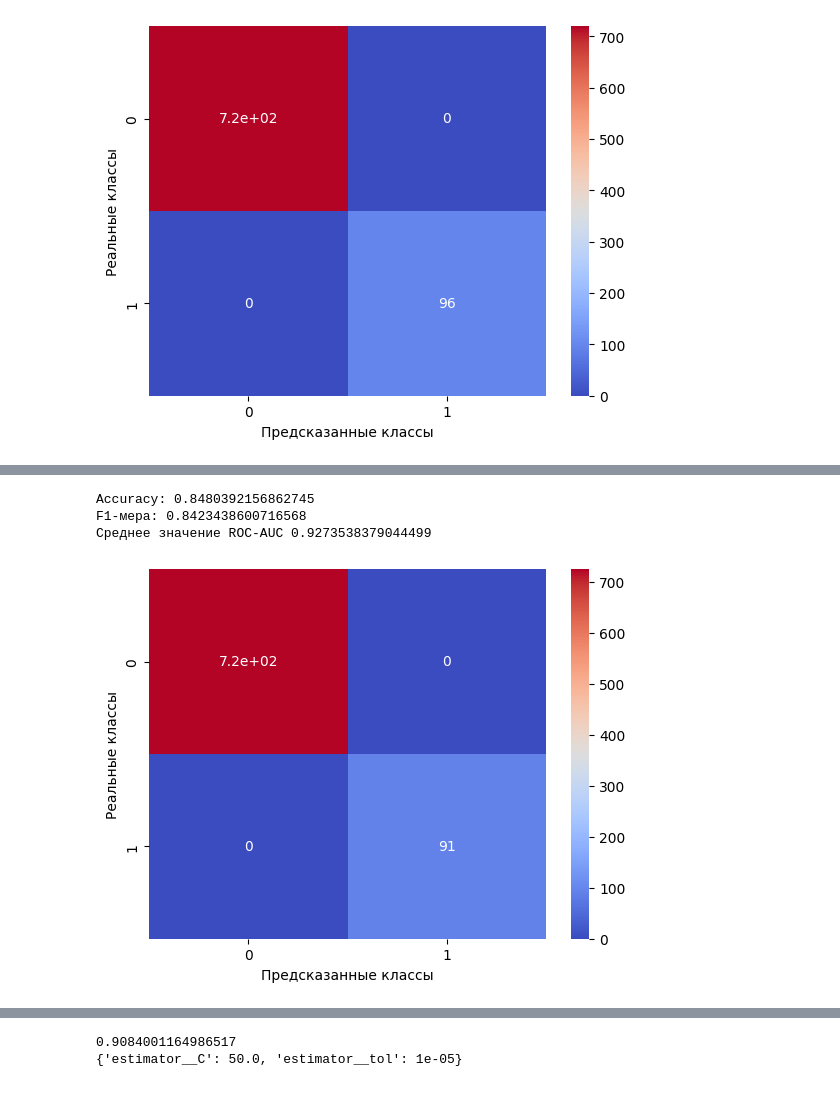
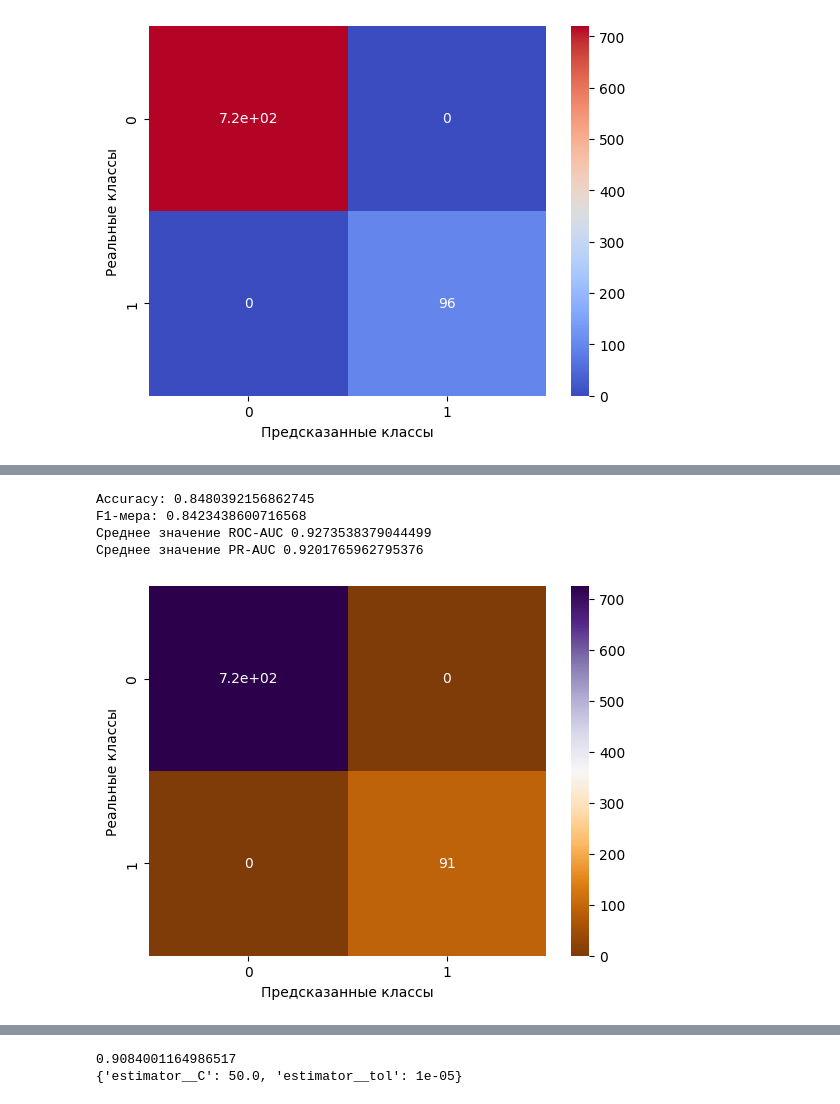
Before and after one commit to Toothless-1/ML, a Jupyter notebook: ML4.ipynb, the cells around one changed output, grey strips where cells are left out. Saved outputs shown, nothing was run; the diff lists cells and outputs as text; code cells hidden in the pictures.

```diff
--- a/ML4.ipynb
+++ b/ML4.ipynb
@@ -90,7 +90,7 @@ y_bin = label_binarize(y, classes = [*range(len(y.unique()))])
 x_train, x_test, y_train, y_test = train_test_split(x, y_bin, test_size = 0.2, random_state = 2024-9-29)
 # %%
 #Мультиклассовая классификация с использованием логистической регрессии
-model1 = OneVsRestClassifier(LogisticRegression(solver='liblinear'))
+model1 = OneVsRestClassifier(LogisticRegression())
 model1.fit(x_train, y_train)
 preds1_proba = model1.predict_proba(x_test)
 preds1 = model1.predict(x_test)
@@ -98,7 +98,7 @@ preds1 = model1.predict(x_test)
 #Матрицы ошибок для задачи классификации по методики OneVsRest
 conf_matrix = multilabel_confusion_matrix(y_test, preds1)
 for i in range(conf_matrix.shape[0]):
-  sns.heatmap(conf_matrix[i], label=True, annot=True, cmap="coolwarm")
+  sns.heatmap(conf_matrix[i], label=True, annot=True, cmap="bone")
   plt.ylabel('Реальные классы')
   plt.xlabel('Предсказанные классы')
   plt.show()
@@ -117,6 +117,7 @@ for i in range(conf_matrix.shape[0]):
 fpr = dict()
 tpr = dict()
 roc_auc_metrics = []
+pr_auc_metrics = []
 for i in range(9):
     fpr[i], tpr[i], _ = roc_curve(y_test[:, i], preds1_proba[:, i])
     r = lambda: random.randint(0,255)
@@ -135,6 +136,7 @@ for i in range(9):
     precision[i], recall[i], _ = precision_recall_curve(y_test[:, i], preds1_proba[:, i])
     r = lambda: random.randint(0,255)
     plt.plot(recall[i], precision[i], lw=2, label='class {}'.format(i), c='#%02X%02X%02X' % (r(), r(), r()))
+    pr_auc_metrics.append(auc(recall[i], precision[i]))
     plt.xlabel("recall")
     plt.ylabel("precision")
     plt.legend(loc="best")
@@ -194,6 +198,7 @@ for i in range(conf_matrix.shape[0]):
 fpr = dict()
 tpr = dict()
 roc_auc_metrics = []
+pr_auc_metrics = []
 for i in range(9):
     fpr[i], tpr[i], _ = roc_curve(y_test[:, i], preds2[:, i])
     r = lambda: random.randint(0,255)
@@ -212,6 +217,7 @@ for i in range(9):
     precision[i], recall[i], _ = precision_recall_curve(y_test[:, i], preds2[:, i])
     r = lambda: random.randint(0,255)
     plt.plot(recall[i], precision[i], lw=2, label='class {}'.format(i), c='#%02X%02X%02X' % (r(), r(), r()))
+    pr_auc_metrics.append(auc(recall[i], precision[i]))
     plt.xlabel("recall")
     plt.ylabel("precision")
     plt.legend(loc="best")
@@ -239,10 +245,12 @@ f1 = f1_score(y_test, preds2, average='weighted')
 print(f'Accuracy: {accuracy}')
 print(f'F1-мера: {f1}')
 print(f'Среднее значение ROC-AUC {np.average(roc_auc_metrics)}')
+print(f'Среднее значение PR-AUC {np.average(pr_auc_metrics)}')
 # %% [output]
 Accuracy: 0.8480392156862745
 F1-мера: 0.8423438600716568
 Среднее значение ROC-AUC 0.9273538379044499
+Среднее значение PR-AUC 0.9201765962795376
 # %%
 #Метод k ближайших соседей
 model3 = OneVsRestClassifier(KNeighborsClassifier())
@@ -251,10 +259,10 @@ preds3 = model3.predict(x_test)
 # %%
 #Матрицы ошибок для задачи классификации по методики OneVsRest
 conf_matrix = multilabel_confusion_matrix(y_test, preds3)
 for i in range(conf_matrix.shape[0]):
-  sns.heatmap(conf_matrix[i], label=True, annot=True, cmap="coolwarm")
+  sns.heatmap(conf_matrix[i], label=True, annot=True, cmap="PuOr")
   plt.ylabel('Реальные классы')
   plt.xlabel('Предсказанные классы')
   plt.show()
 # %% [output]
-[figure, old version]
+[figure, new version]
```
Also changed, not shown: parts of 11 cells of this notebook.
